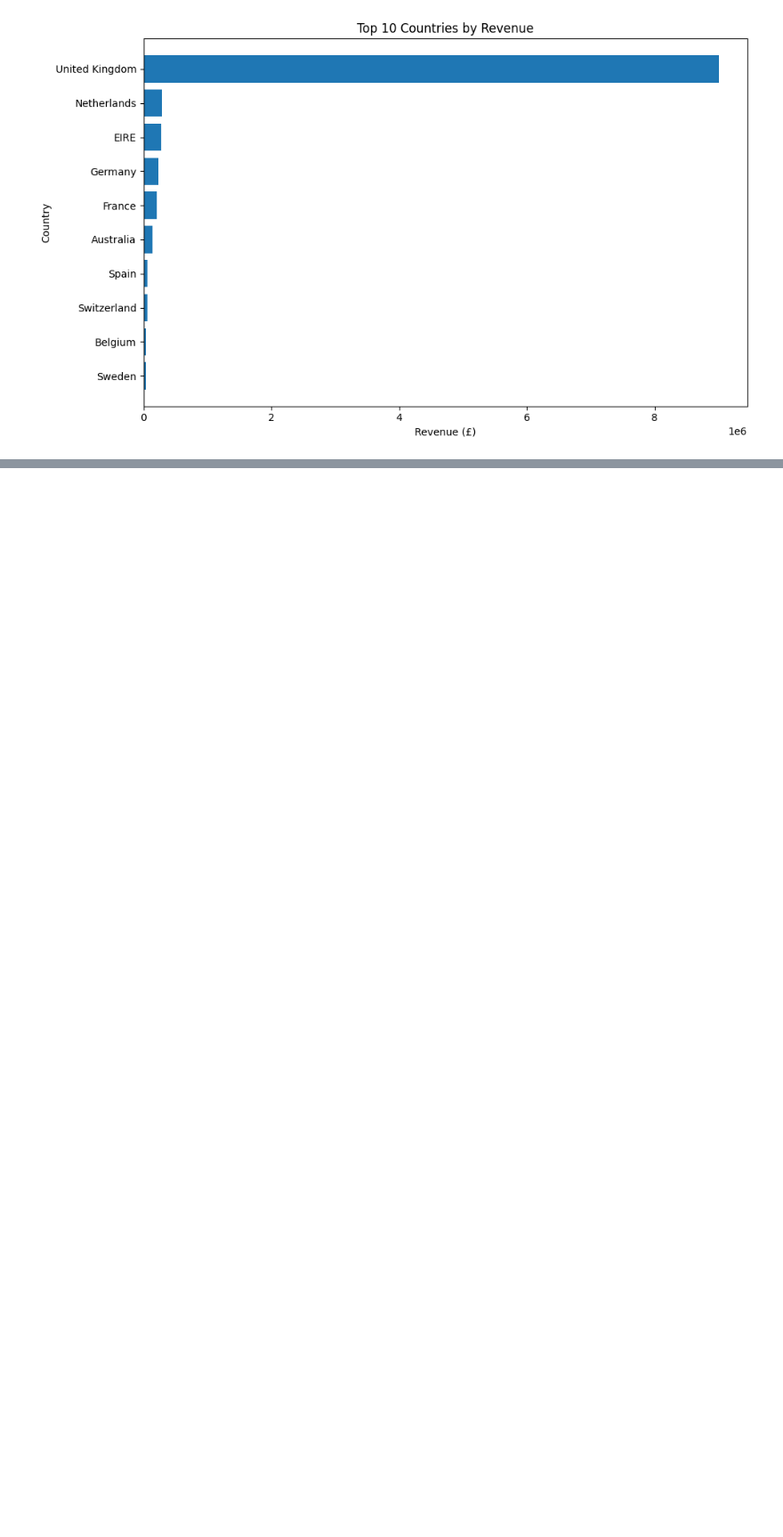
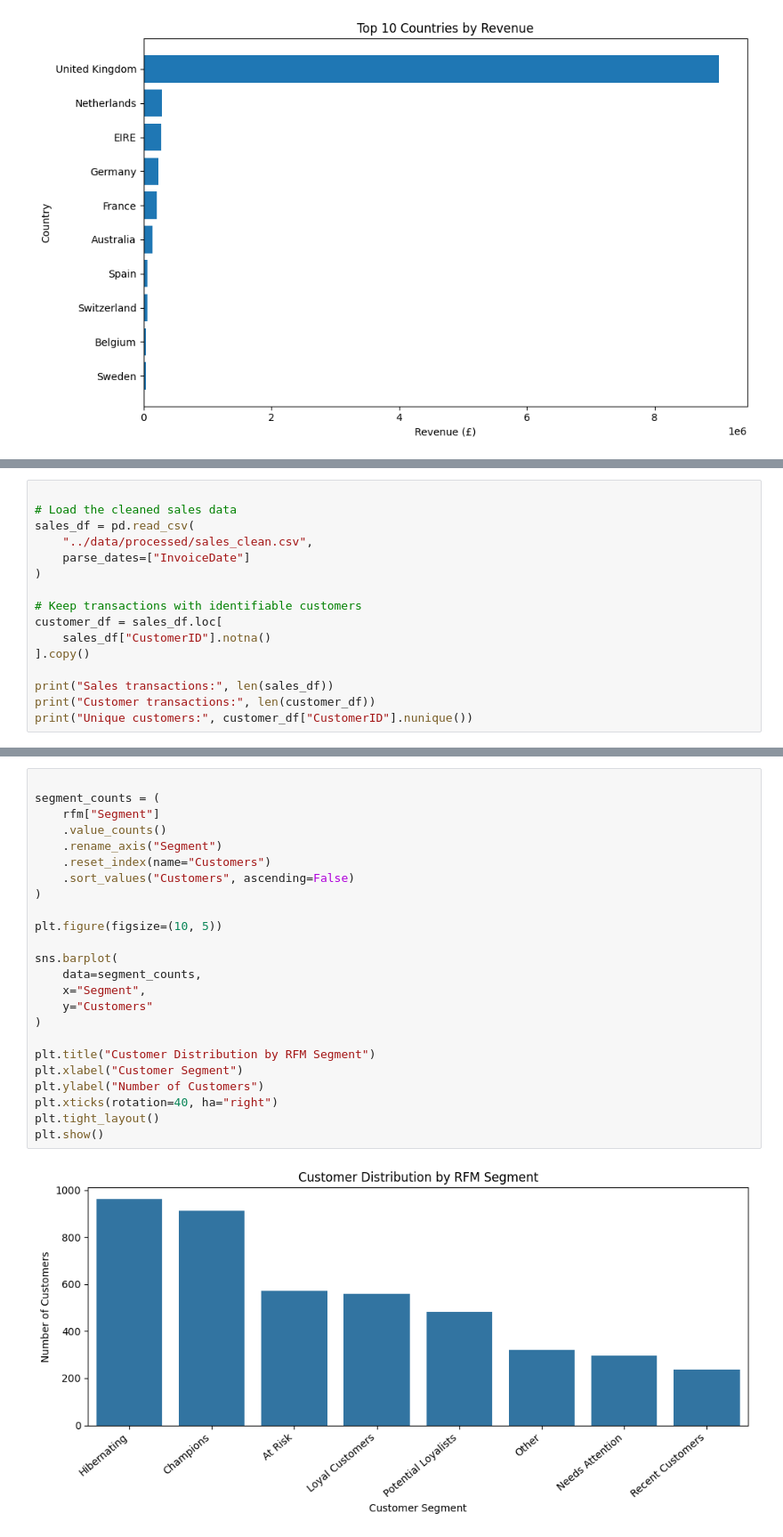
Before and after one commit to sahelsepehri/data-analysis-portfolio, a Jupyter notebook: ecommerce-sales-analysis/notebooks/E-commerce Sales Performance Analysis.ipynb, the cells around one changed output, grey strips where cells are left out. Shown at 89% size. Cells and saved outputs as stored; diff of their text form; blank space fills up the shorter version.

Commit message:
Add RFM customer segmentation analysis

```diff
--- a/ecommerce-sales-analysis/notebooks/E-commerce Sales Performance Analysis.ipynb
+++ b/ecommerce-sales-analysis/notebooks/E-commerce Sales Performance Analysis.ipynb
@@ -498,0 +510,16 @@ plt.show()
+# %%
+
+# Load the cleaned sales data
+sales_df = pd.read_csv(
+    "../data/processed/sales_clean.csv",
+    parse_dates=["InvoiceDate"]
+)
+
+# Keep transactions with identifiable customers
+customer_df = sales_df.loc[
+    sales_df["CustomerID"].notna()
+].copy()
+
+print("Sales transactions:", len(sales_df))
+print("Customer transactions:", len(customer_df))
+print("Unique customers:", customer_df["CustomerID"].nunique())
@@ -498,0 +738,26 @@ plt.show()
+# %%
+
+segment_counts = (
+    rfm["Segment"]
+    .value_counts()
+    .rename_axis("Segment")
+    .reset_index(name="Customers")
+    .sort_values("Customers", ascending=False)
+)
+
+plt.figure(figsize=(10, 5))
+
+sns.barplot(
+    data=segment_counts,
+    x="Segment",
+    y="Customers"
+)
+
+plt.title("Customer Distribution by RFM Segment")
+plt.xlabel("Customer Segment")
+plt.ylabel("Number of Customers")
+plt.xticks(rotation=40, ha="right")
+plt.tight_layout()
+plt.show()
+# %% [output]
+[figure, added]
```
Also changed, not shown: parts of 8 cells of this notebook, 2 other files.
